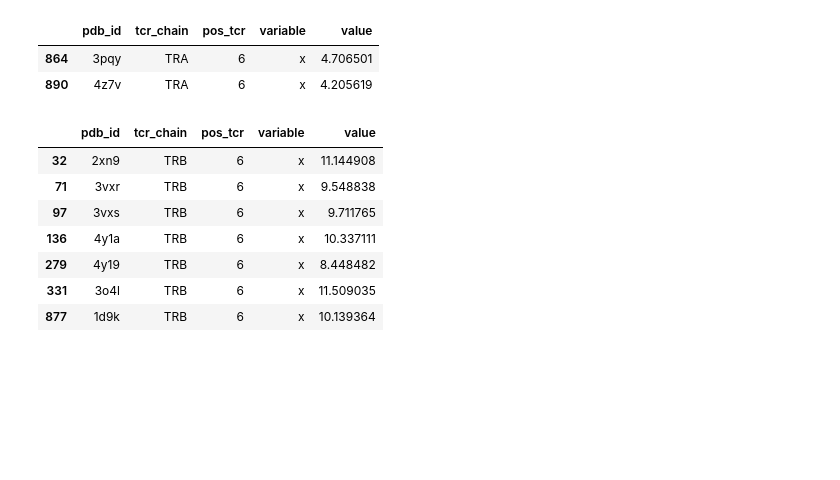
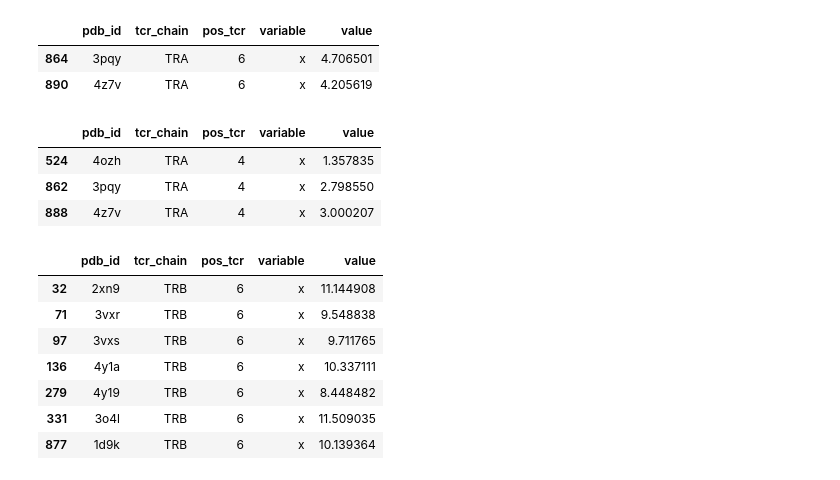
Before and after one commit to antigenomics/tcr-pmhc-study, a Jupyter notebook: loop_model/eda.ipynb, the cells around one changed output. Drawn from its saved outputs; the diff is of its cells as text; code cells hidden in the pictures; blank space fills up the shorter version.

```diff
--- a/loop_model/eda.ipynb
+++ b/loop_model/eda.ipynb
@@ -230,6 +239,13 @@ df_cdr_x.loc[(df_cdr_x["pos_tcr"] == 6) & (df_cdr_x["value"] < 6) & (df_cdr_x["t
 |  | pdb_id | tcr_chain | pos_tcr | variable | value |
 | 864 | 3pqy | TRA | 6 | x | 4.706501 |
 | 890 | 4z7v | TRA | 6 | x | 4.205619 |
+# %%
+df_cdr_x.loc[(df_cdr_x["pos_tcr"] == 4) & (df_cdr_x["value"] < 4) & (df_cdr_x["tcr_chain"] == "TRA"), :]
+# %% [output]
+|  | pdb_id | tcr_chain | pos_tcr | variable | value |
+| 524 | 4ozh | TRA | 4 | x | 1.357835 |
+| 862 | 3pqy | TRA | 4 | x | 2.798550 |
+| 888 | 4z7v | TRA | 4 | x | 3.000207 |
 # %%
 df_cdr_x.loc[(df_cdr_x["pos_tcr"] == 6) & (df_cdr_x["value"] > 6) & (df_cdr_x["tcr_chain"] == "TRB"), :]
 # %% [output]
```
Also changed, not shown: parts of 1 cell of this notebook.
